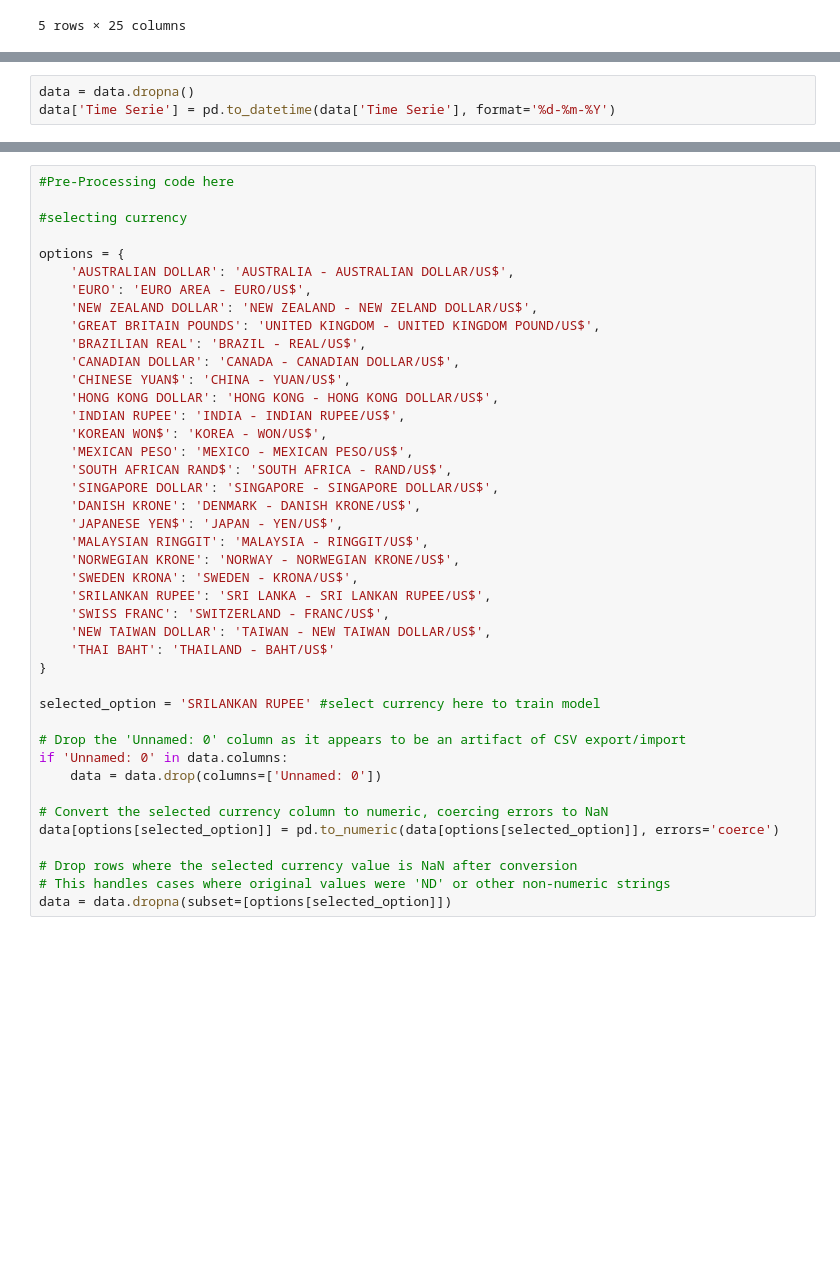
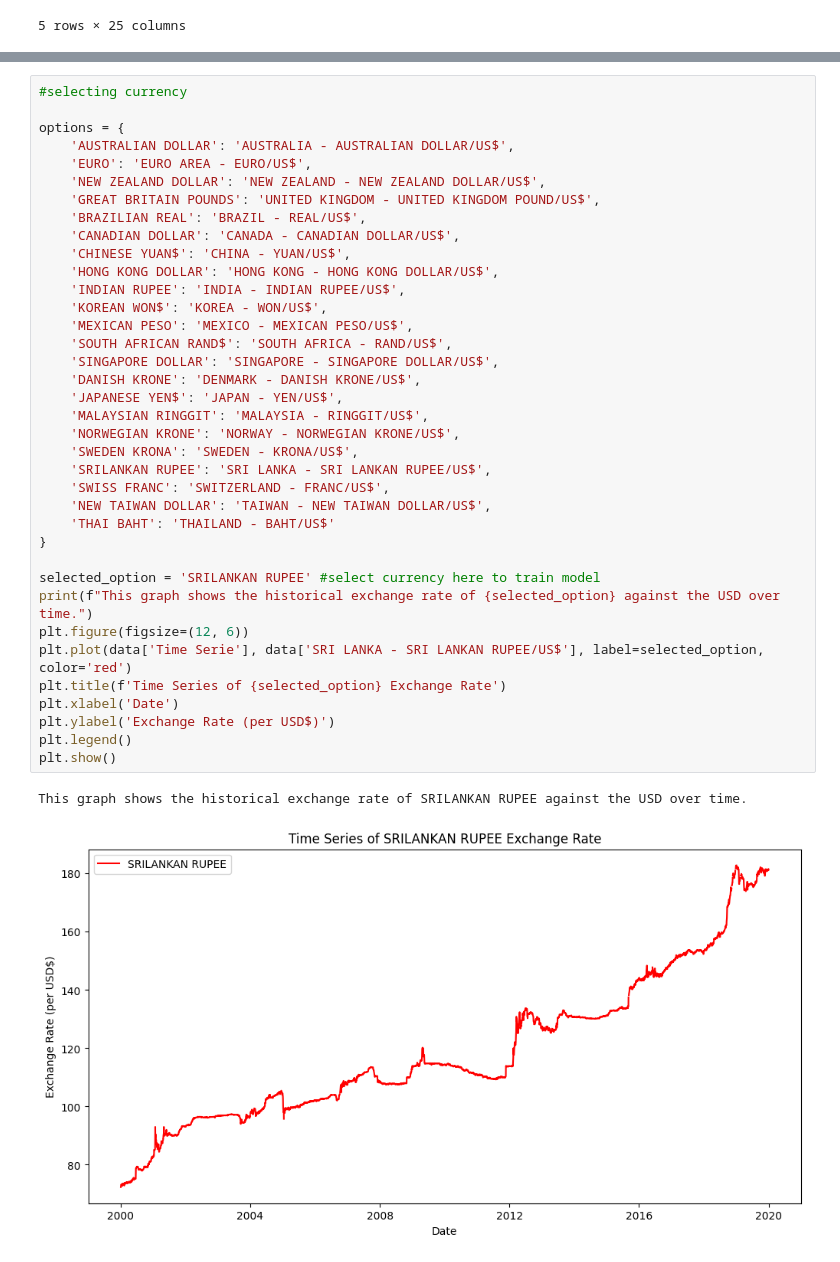
Before and after one commit to ichagabby-maker/forex-currency-predictor, a Jupyter notebook: analysis.ipynb, the cells around one changed output, grey strips where cells are left out. Saved outputs shown, nothing was run; the diff lists cells and outputs as text; blank space fills up the shorter version.

```diff
--- a/analysis.ipynb
+++ b/analysis.ipynb
@@ -93,3 +69,0 @@ memory usage: 0.0+ bytes
-# %%
-data = data.dropna()
-data['Time Serie'] = pd.to_datetime(data['Time Serie'], format='%d-%m-%Y')
@@ -96,42 +91,40 @@ data['Time Serie'] = pd.to_datetime(data['Time Serie'], format='%d-%m-%Y')
 # %%
-#Pre-Processing code here
-
 #selecting currency
 
 options = {
     'AUSTRALIAN DOLLAR': 'AUSTRALIA - AUSTRALIAN DOLLAR/US$',
     'EURO': 'EURO AREA - EURO/US$',
-    'NEW ZEALAND DOLLAR': 'NEW ZEALAND - NEW ZELAND DOLLAR/US$',
+    'NEW ZEALAND DOLLAR': 'NEW ZEALAND - NEW ZEALAND DOLLAR/US$',
     'GREAT BRITAIN POUNDS': 'UNITED KINGDOM - UNITED KINGDOM POUND/US$',
     'BRAZILIAN REAL': 'BRAZIL - REAL/US$',
     'CANADIAN DOLLAR': 'CANADA - CANADIAN DOLLAR/US$',
     'CHINESE YUAN$': 'CHINA - YUAN/US$',
     'HONG KONG DOLLAR': 'HONG KONG - HONG KONG DOLLAR/US$',
     'INDIAN RUPEE': 'INDIA - INDIAN RUPEE/US$',
     'KOREAN WON$': 'KOREA - WON/US$',
     'MEXICAN PESO': 'MEXICO - MEXICAN PESO/US$',
     'SOUTH AFRICAN RAND$': 'SOUTH AFRICA - RAND/US$',
     'SINGAPORE DOLLAR': 'SINGAPORE - SINGAPORE DOLLAR/US$',
     'DANISH KRONE': 'DENMARK - DANISH KRONE/US$',
     'JAPANESE YEN$': 'JAPAN - YEN/US$',
     'MALAYSIAN RINGGIT': 'MALAYSIA - RINGGIT/US$',
     'NORWEGIAN KRONE': 'NORWAY - NORWEGIAN KRONE/US$',
     'SWEDEN KRONA': 'SWEDEN - KRONA/US$',
     'SRILANKAN RUPEE': 'SRI LANKA - SRI LANKAN RUPEE/US$',
     'SWISS FRANC': 'SWITZERLAND - FRANC/US$',
     'NEW TAIWAN DOLLAR': 'TAIWAN - NEW TAIWAN DOLLAR/US$',
     'THAI BAHT': 'THAILAND - BAHT/US$'
 }
 
 selected_option = 'SRILANKAN RUPEE' #select currency here to train model
-
-# Drop the 'Unnamed: 0' column as it appears to be an artifact of CSV export/import
-if 'Unnamed: 0' in data.columns:
-    data = data.drop(columns=['Unnamed: 0'])
-
-# Convert the selected currency column to numeric, coercing errors to NaN
-data[options[selected_option]] = pd.to_numeric(data[options[selected_option]], errors='coerce')
-
-# Drop rows where the selected currency value is NaN after conversion
-# This handles cases where original values were 'ND' or other non-numeric strings
-data = data.dropna(subset=[options[selected_option]])
+print(f"This graph shows the historical exchange rate of {selected_option} against the USD over time.")
+plt.figure(figsize=(12, 6))
+plt.plot(data['Time Serie'], data['SRI LANKA - SRI LANKAN RUPEE/US$'], label=selected_option, color='red')
+plt.title(f'Time Series of {selected_option} Exchange Rate')
+plt.xlabel('Date')
+plt.ylabel('Exchange Rate (per USD$)')
+plt.legend()
+plt.show()
+# %% [output]
+This graph shows the historical exchange rate of SRILANKAN RUPEE against the USD over time.
+[figure, added]
```
Also changed, not shown: parts of 25 cells of this notebook.
